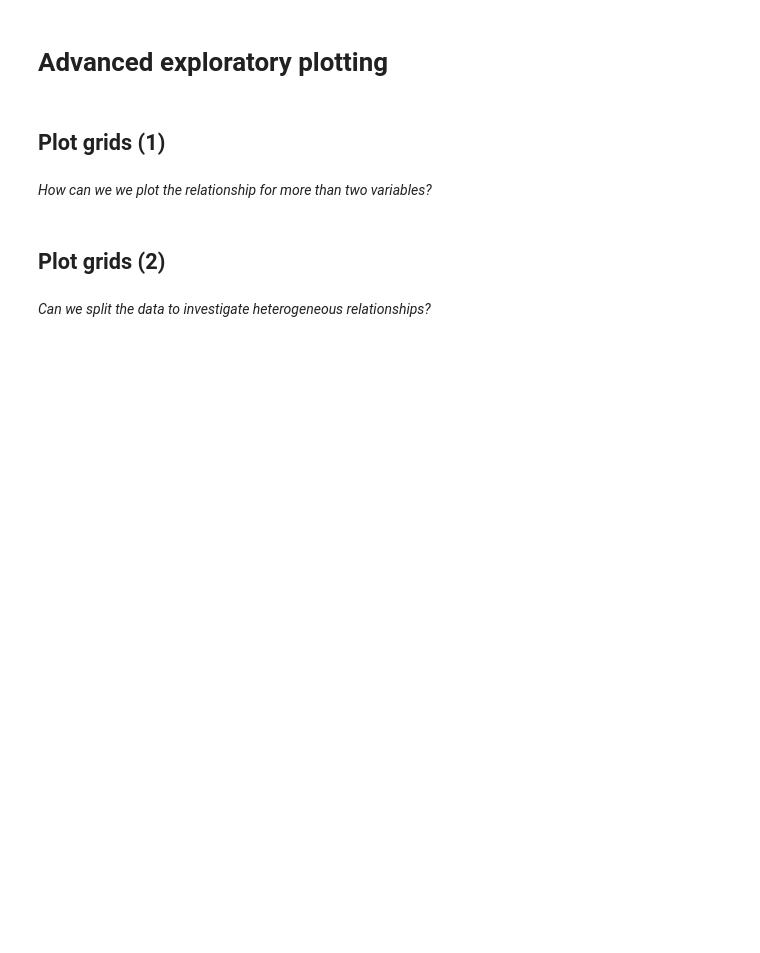
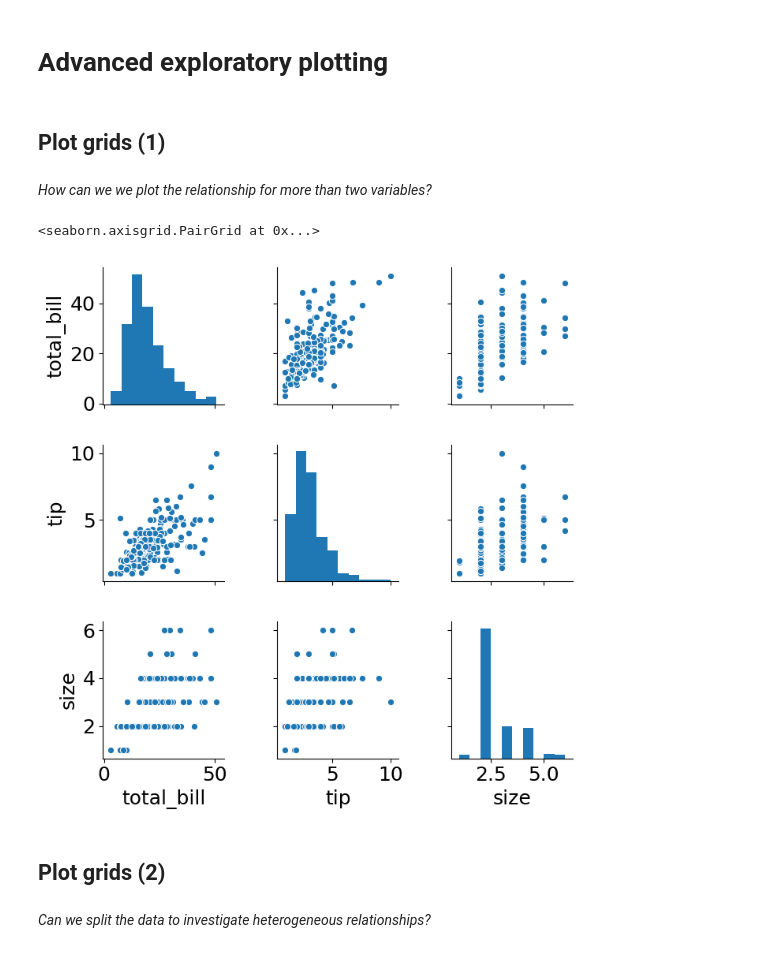
Before and after one commit to abjer/sds, a Jupyter notebook: material/session_5/lecture_5.ipynb, the cells around one changed output. Saved outputs shown, nothing was run; the diff lists cells and outputs as text; code cells hidden in the pictures; blank space fills up the shorter version.

```diff
--- a/material/session_5/lecture_5.ipynb
+++ b/material/session_5/lecture_5.ipynb
@@ -287,7 +365,10 @@ f = sns.boxplot(x='sex', y='tip', data=tips)
 *How can we we plot the relationship for more than two variables?*
 # %%
 # A powerful method:
-sns.pairplot(tips, size=1.5, aspect=1.6)
+sns.pairplot(tips)
+# %% [output]
+<seaborn.axisgrid.PairGrid at 0x...>
+[figure, added]
 # %% [markdown]
 ## Plot grids (2)
 # %% [markdown]
```
Also changed, not shown: parts of 22 cells of this notebook, 5 other files.
